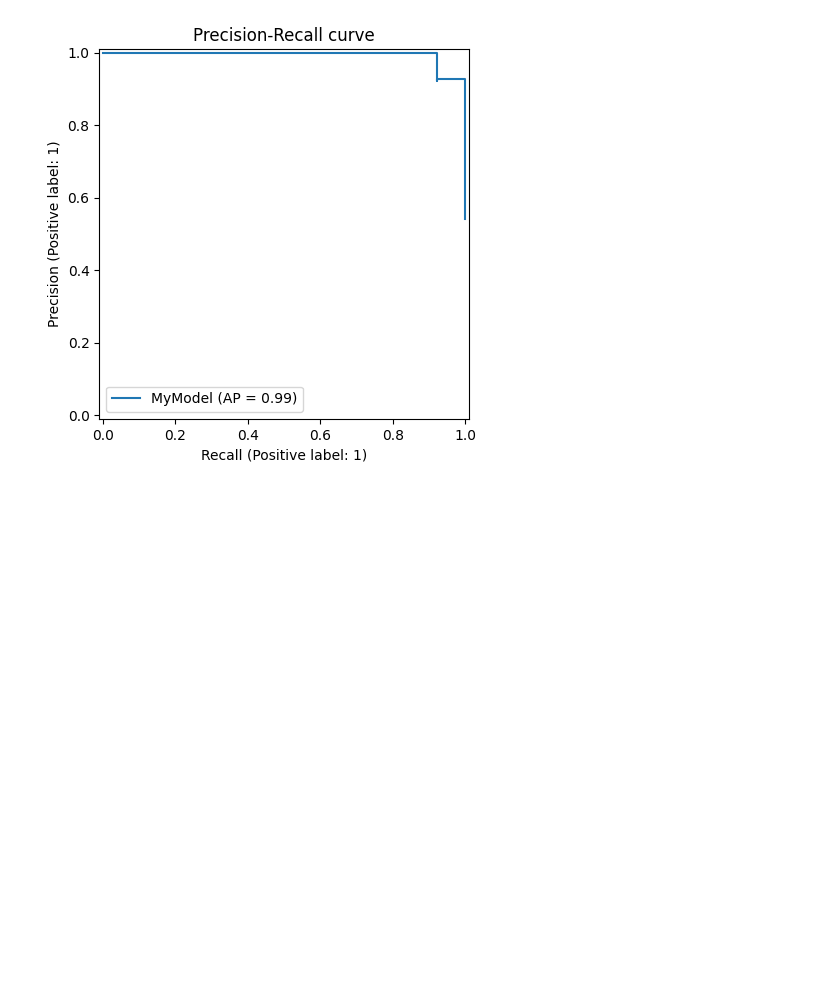
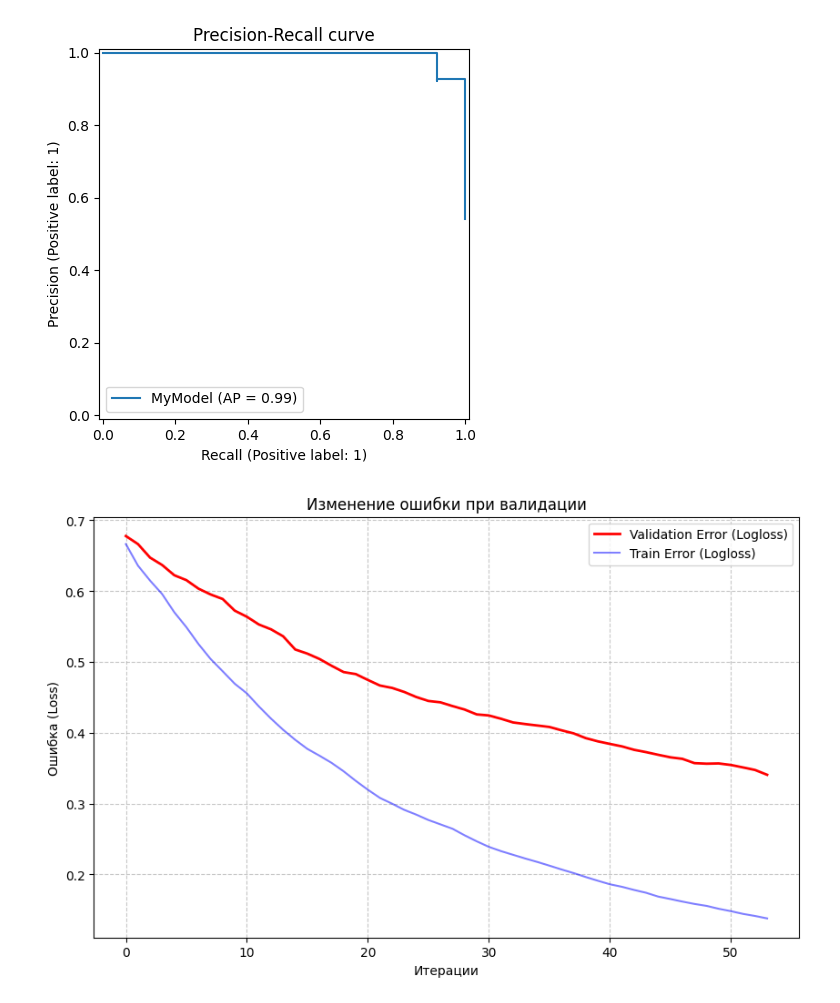
Before and after one commit to Egor29ch/UDGU_project, a Jupyter notebook: CatBoost.ipynb, the cells around one changed output. Cells and saved outputs as stored; diff of their text form; code cells hidden in the pictures; blank space fills up the shorter version.

```diff
--- a/CatBoost.ipynb
+++ b/CatBoost.ipynb
@@ -154,3 +154,35 @@ _ = display.ax_.set_title("Precision-Recall curve")
 plt.show()
 # %% [output]
 [figure]
+# %%
+import matplotlib.pyplot as plt
+
+# Обучение (используем твой объект model)
+model.fit(
+    X_train, y_train,
+    eval_set=(X_test, y_test),
+    early_stopping_rounds=50,
+    verbose=False
+)
+
+# Извлекаем данные
+results = model.get_evals_result()
+# CatBoost по умолчанию считает Logloss, если не указано иное
+train_loss = results['learn']['Logloss']
+test_loss = results['validation']['Logloss']
+iterations = range(len(train_loss))
+
+# Построение графика
+plt.figure(figsize=(10, 6))
+plt.plot(iterations, test_loss, label='Validation Error (Logloss)', color='red', linewidth=2)
+# Опционально добавим линию тренировочной ошибки для сравнения
+plt.plot(iterations, train_loss, label='Train Error (Logloss)', color='blue', alpha=0.5)
+
+plt.xlabel('Итерации')
+plt.ylabel('Ошибка (Loss)')
+plt.title('Изменение ошибки при валидации')
+plt.legend()
+plt.grid(True, linestyle='--', alpha=0.7)
+plt.show()
+# %% [output]
+[figure, added]
```
Also changed, not shown: parts of 2 cells of this notebook, 9 other files.
